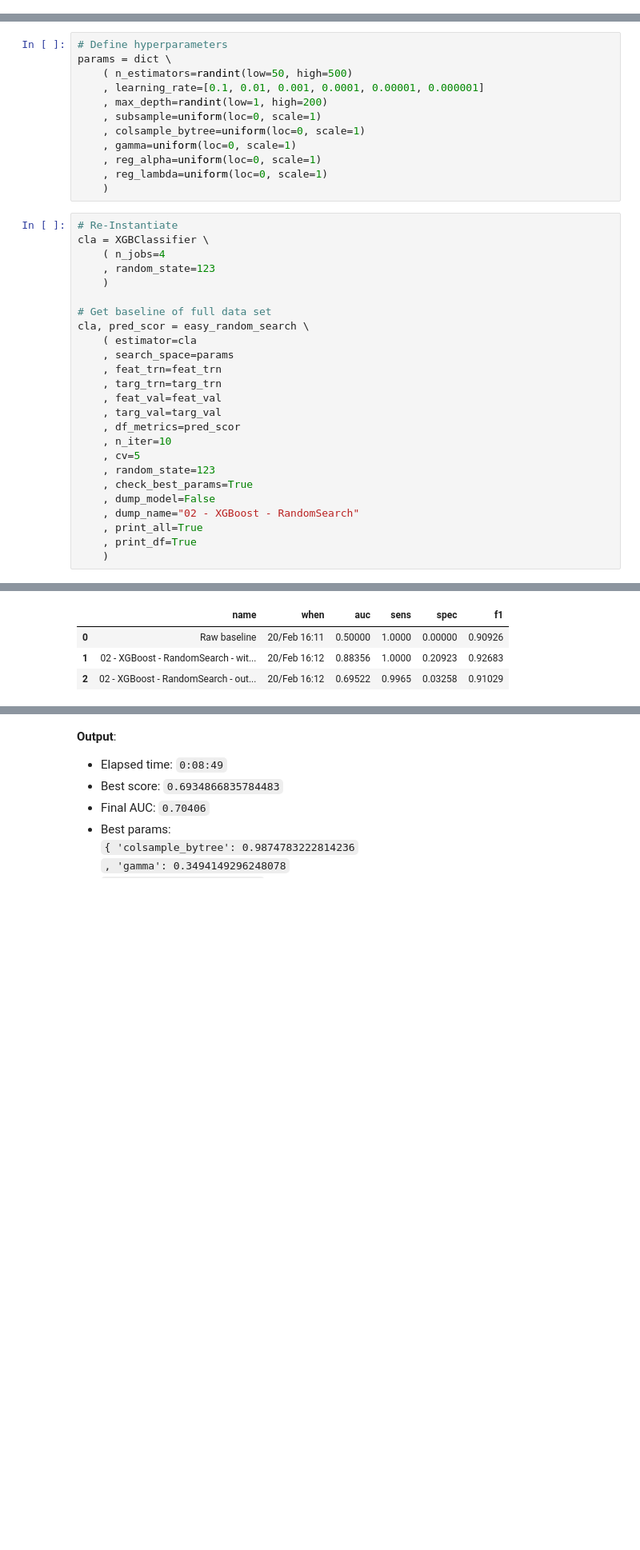
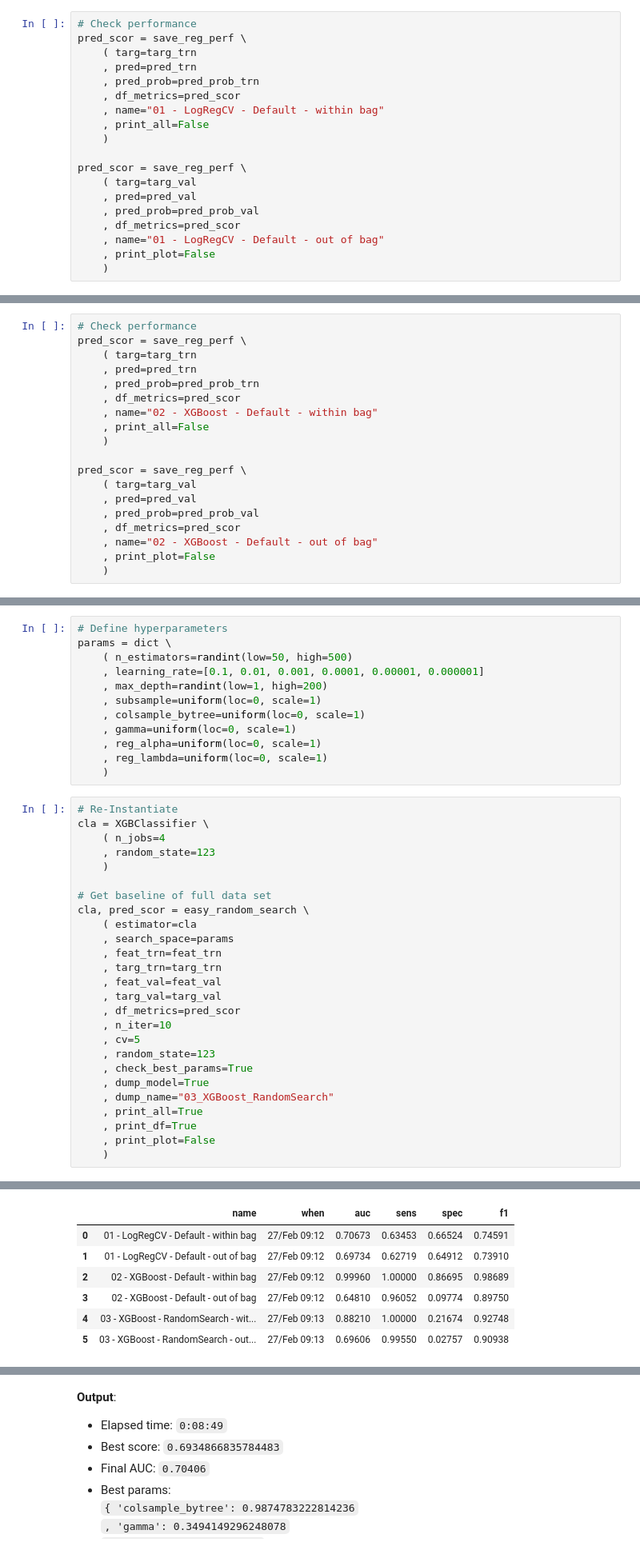
Before and after one commit to chrimaho/MDSI_ADSI_FEB21_AT1, a Jupyter notebook: notebooks/BasketballPrediction_CtrlAltElite.ipynb, the cells around one changed output, grey strips where cells are left out. Shown at 80% size. Drawn from its saved outputs; the diff is of its cells as text; blank space fills up the shorter version.

Commit message:
Update through to end of XGBoost

```diff
--- a/notebooks/BasketballPrediction_CtrlAltElite.ipynb
+++ b/notebooks/BasketballPrediction_CtrlAltElite.ipynb
@@ -360,0 +383,19 @@ ROC:     0.6998555859914654
+# %%
+# Check performance
+pred_scor = save_reg_perf \
+    ( targ=targ_trn
+    , pred=pred_trn
+    , pred_prob=pred_prob_trn
+    , df_metrics=pred_scor
+    , name="01 - LogRegCV - Default - within bag"
+    , print_all=False
+    )
+
+pred_scor = save_reg_perf \
+    ( targ=targ_val
+    , pred=pred_val
+    , pred_prob=pred_prob_val
+    , df_metrics=pred_scor
+    , name="01 - LogRegCV - Default - out of bag"
+    , print_plot=False
+    )
@@ -470,0 +462,19 @@ Elapsed time: 0:00:01
+# %%
+# Check performance
+pred_scor = save_reg_perf \
+    ( targ=targ_trn
+    , pred=pred_trn
+    , pred_prob=pred_prob_trn
+    , df_metrics=pred_scor
+    , name="02 - XGBoost - Default - within bag"
+    , print_all=False
+    )
+
+pred_scor = save_reg_perf \
+    ( targ=targ_val
+    , pred=pred_val
+    , pred_prob=pred_prob_val
+    , df_metrics=pred_scor
+    , name="02 - XGBoost - Default - out of bag"
+    , print_plot=False
+    )
@@ -521,9 +552,10 @@ cla, pred_scor = easy_random_search \
     , cv=5
     , random_state=123
     , check_best_params=True
-    , dump_model=False
-    , dump_name="02 - XGBoost - RandomSearch"
+    , dump_model=True
+    , dump_name="03_XGBoost_RandomSearch"
     , print_all=True
     , print_df=True
+    , print_plot=False
     )
 # %% [output]
@@ -537,4 +569,7 @@ Best params: {'colsample_bytree': 0.6964691855978616, 'gamma': 0.286139334950379
 |  | name | when | auc | sens | spec | f1 |
-| 0 | Raw baseline | 20/Feb 16:11 | 0.50000 | 1.0000 | 0.00000 | 0.90926 |
-| 1 | 02 - XGBoost - RandomSearch - wit... | 20/Feb 16:12 | 0.88356 | 1.0000 | 0.20923 | 0.92683 |
-| 2 | 02 - XGBoost - RandomSearch - out... | 20/Feb 16:12 | 0.69522 | 0.9965 | 0.03258 | 0.91029 |
+| 0 | 01 - LogRegCV - Default - within bag | 27/Feb 09:12 | 0.70673 | 0.63453 | 0.66524 | 0.74591 |
+| 1 | 01 - LogRegCV - Default - out of bag | 27/Feb 09:12 | 0.69734 | 0.62719 | 0.64912 | 0.73910 |
+| 2 | 02 - XGBoost - Default - within bag | 27/Feb 09:12 | 0.99960 | 1.00000 | 0.86695 | 0.98689 |
+| 3 | 02 - XGBoost - Default - out of bag | 27/Feb 09:12 | 0.64810 | 0.96052 | 0.09774 | 0.89750 |
+| 4 | 03 - XGBoost - RandomSearch - wit... | 27/Feb 09:13 | 0.88210 | 1.00000 | 0.21674 | 0.92748 |
+| 5 | 03 - XGBoost - RandomSearch - out... | 27/Feb 09:13 | 0.69606 | 0.99550 | 0.02757 | 0.90938 |
```
Also changed, not shown: parts of 34 cells of this notebook.
